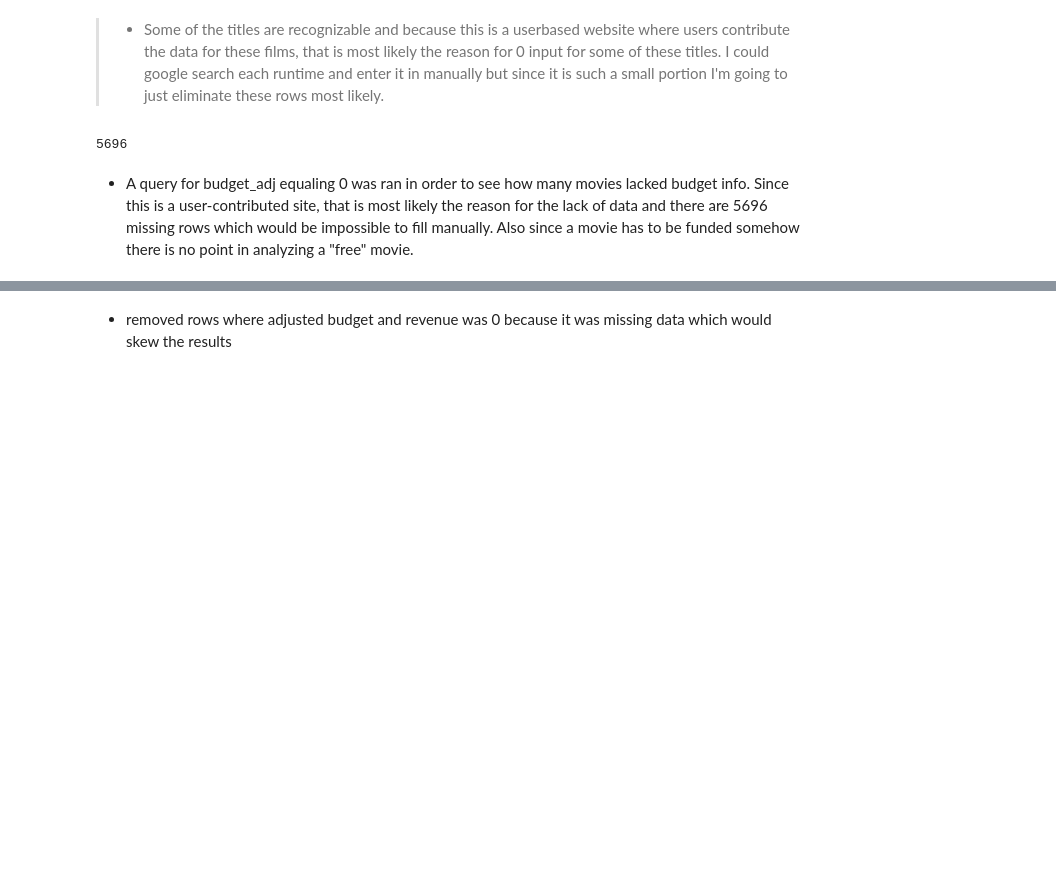
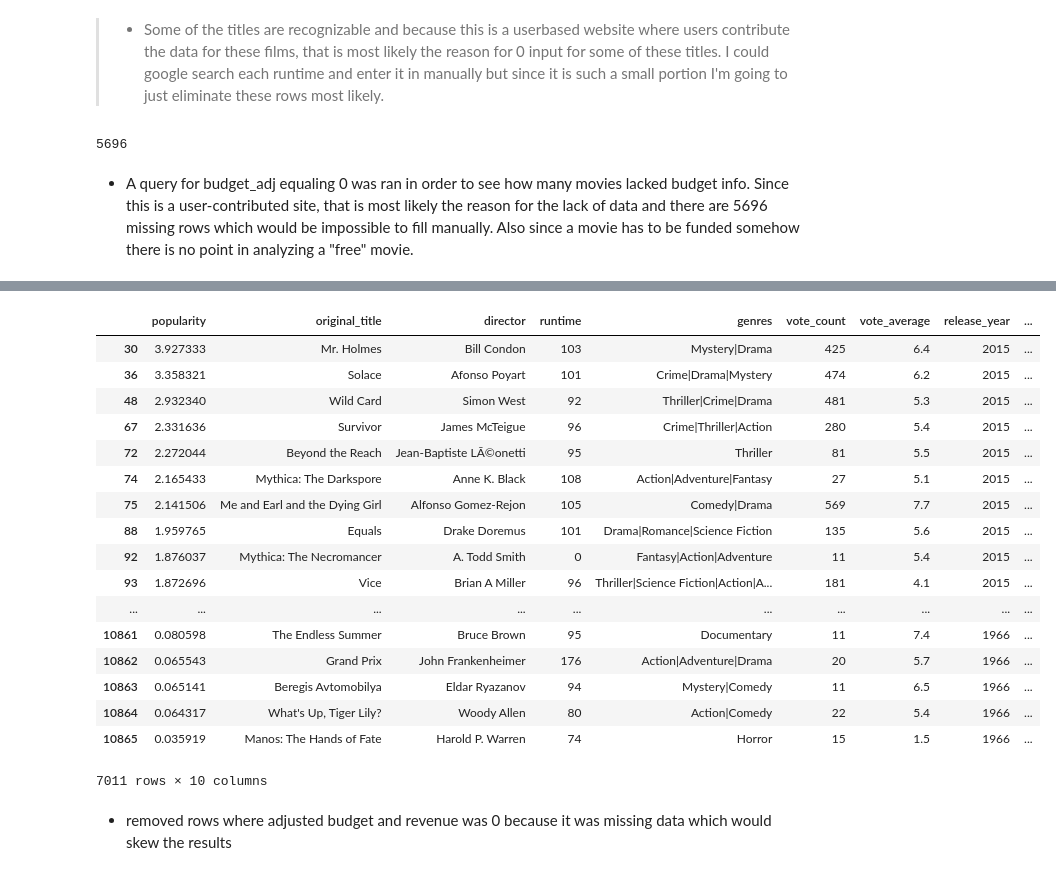
Before and after one commit to pulleyba/udacity_projects, a Jupyter notebook: Investigate Dataset Project/Investigate_Dataset_Final_Project.ipynb, the cells around one changed output, grey strips where cells are left out. Drawn from its saved outputs; the diff is of its cells as text; code cells hidden in the pictures; blank space fills up the shorter version.

Commit message:
cleaned code
cleaned code for dropping rows with zero funds for budget or revenue

```diff
--- a/Investigate Dataset Project/Investigate_Dataset_Final_Project.ipynb
+++ b/Investigate Dataset Project/Investigate_Dataset_Final_Project.ipynb
@@ -142,2 +158,25 @@ df_movie3.info()
+# %%
+#query rows with $0 for budget and revenue
+zero_fund = df_movie[(df_movie.revenue_adj == 0) | (df_movie.budget_adj == 0)]
+zero_fund
+# %% [output]
+|  | popularity | original_title | director | runtime | genres | vote_count | vote_average | release_year | ... |
+| 30 | 3.927333 | Mr. Holmes | Bill Condon | 103 | Mystery|Drama | 425 | 6.4 | 2015 | ... |
+| 36 | 3.358321 | Solace | Afonso Poyart | 101 | Crime|Drama|Mystery | 474 | 6.2 | 2015 | ... |
+| 48 | 2.932340 | Wild Card | Simon West | 92 | Thriller|Crime|Drama | 481 | 5.3 | 2015 | ... |
+| 67 | 2.331636 | Survivor | James McTeigue | 96 | Crime|Thriller|Action | 280 | 5.4 | 2015 | ... |
+| 72 | 2.272044 | Beyond the Reach | Jean-Baptiste LÃ©onetti | 95 | Thriller | 81 | 5.5 | 2015 | ... |
+| 74 | 2.165433 | Mythica: The Darkspore | Anne K. Black | 108 | Action|Adventure|Fantasy | 27 | 5.1 | 2015 | ... |
+| 75 | 2.141506 | Me and Earl and the Dying Girl | Alfonso Gomez-Rejon | 105 | Comedy|Drama | 569 | 7.7 | 2015 | ... |
+| 88 | 1.959765 | Equals | Drake Doremus | 101 | Drama|Romance|Science Fiction | 135 | 5.6 | 2015 | ... |
+| 92 | 1.876037 | Mythica: The Necromancer | A. Todd Smith | 0 | Fantasy|Action|Adventure | 11 | 5.4 | 2015 | ... |
+| 93 | 1.872696 | Vice | Brian A Miller | 96 | Thriller|Science Fiction|Action|A... | 181 | 4.1 | 2015 | ... |
+| ... | ... | ... | ... | ... | ... | ... | ... | ... | ... |
+| 10861 | 0.080598 | The Endless Summer | Bruce Brown | 95 | Documentary | 11 | 7.4 | 1966 | ... |
+| 10862 | 0.065543 | Grand Prix | John Frankenheimer | 176 | Action|Adventure|Drama | 20 | 5.7 | 1966 | ... |
+| 10863 | 0.065141 | Beregis Avtomobilya | Eldar Ryazanov | 94 | Mystery|Comedy | 11 | 6.5 | 1966 | ... |
+| 10864 | 0.064317 | What's Up, Tiger Lily? | Woody Allen | 80 | Action|Comedy | 22 | 5.4 | 1966 | ... |
+| 10865 | 0.035919 | Manos: The Hands of Fate | Harold P. Warren | 74 | Horror | 15 | 1.5 | 1966 | ... |
+7011 rows × 10 columns
 # %% [markdown]
 * removed rows where adjusted budget and revenue was 0 because it was missing data which would skew the results
```
Also changed, not shown: parts of 5 cells of this notebook.
